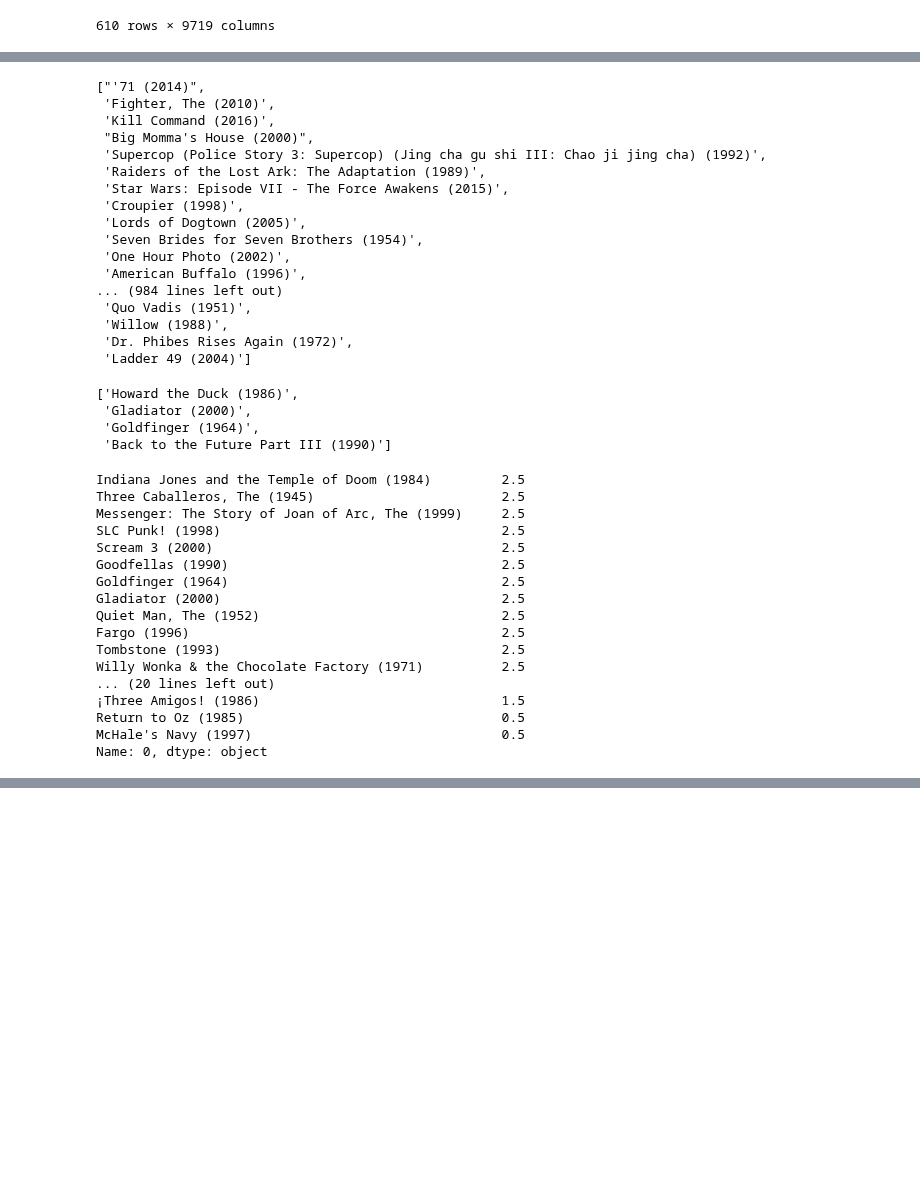
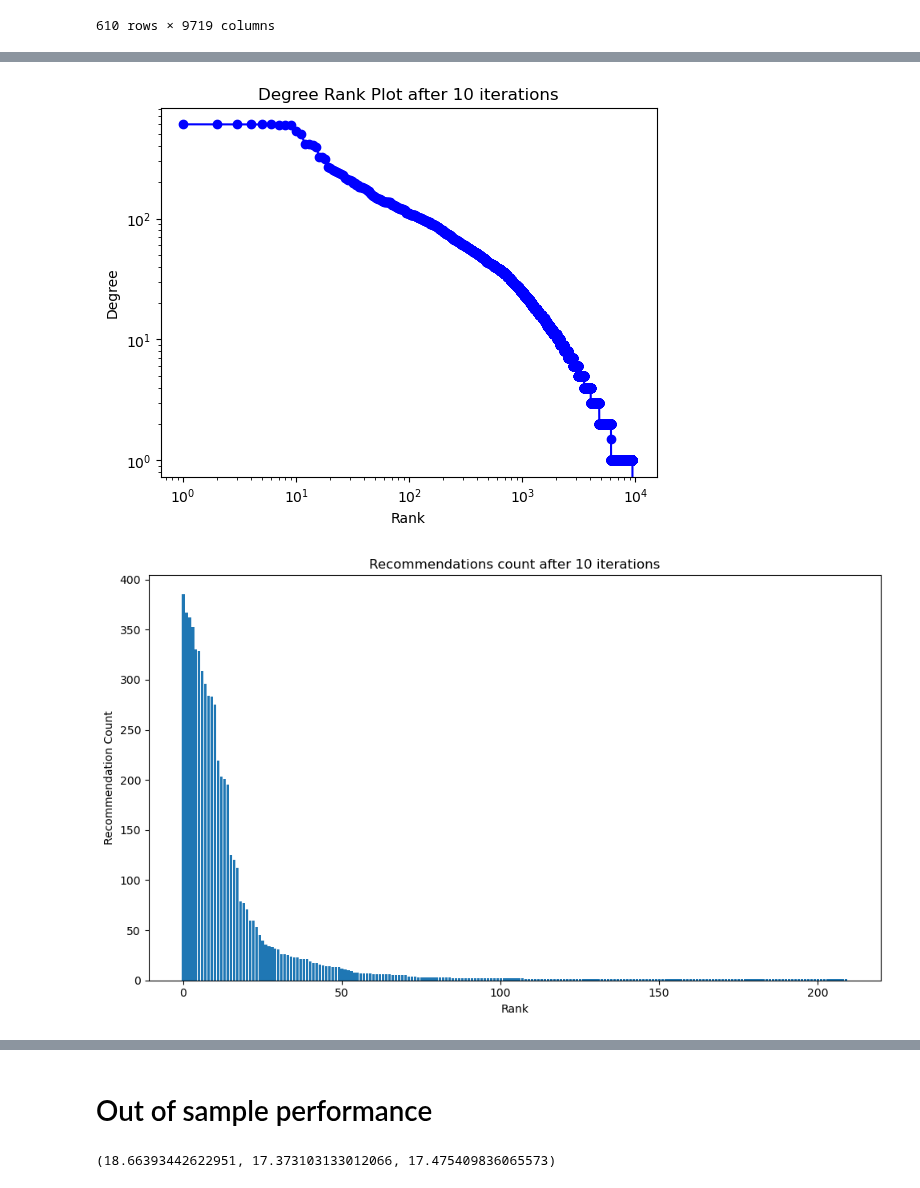
Before and after one commit to chenjoshua7/RecommendationSystems_NetworksFP, a Jupyter notebook: code/Prob_S.ipynb, the cells around one changed output, grey strips where cells are left out. Cells and saved outputs as stored; diff of their text form; code cells hidden in the pictures; blank space fills up the shorter version.

```diff
--- a/code/Prob_S.ipynb
+++ b/code/Prob_S.ipynb
@@ -39,7 +41,7 @@ bi_partide_network
 # %%
 # Create binary matrix
 binary_network = bi_partide_network.copy()
-binary_network.iloc[:, 1:] = binary_network.iloc[:, 1:].notna().astype(int)
+binary_network.iloc[:, 1:] = (binary_network.iloc[:, 1:] != 0).astype(int)
 binary_network = binary_network.fillna(0)
 
 # Convert to sparse matrix
@@ -65,5 +114,5 @@ binary_network
 # %%
-def probabilistic_spreading_binary(user_item_sparse, user_index, K):
+def probabilistic_spreading_binary(user_item_sparse, user_index, K = 9719):
 
     # Create vector of the movies the individual has seen
     seen_movies = user_item_sparse[user_index, :]
@@ -98,6 +147,9 @@ def probabilistic_spreading_binary(user_item_sparse, user_index, K):
     # Get the indices of the top K values
     top_k_indices = np.argsort(final_movie_weights_dense)[-K:][::-1]
 
+    # Select the K highest weights
+    top_k_weights = final_movie_weights_dense[top_k_indices]
 
-    return final_movie_weights_dense,  top_k_indices
+
+    return top_k_weights,  top_k_indices
 # %%
@@ -162,7 +213,8 @@ def plot_recomendation_counts(reccomendation_counts, num_iterations):
     plt.savefig(f'../figures/Prob S movie recommendations - {num_iterations} iterations')
     plt.show()
 # %%
-def temporal_recommendations(binary_network_sparse, iterations, plot_points = []):
+# Plot evoloution of reccomended movies over time
+def temporal_recommendations(binary_network_sparse, iterations, plot_points = [], algorithm = probabilistic_spreading_binary):
     # Calculate initial movie degrees
     movie_degrees = np.array(binary_network_sparse.sum(axis=0)).squeeze()
     reccomendation_counts = np.zeros(len(movie_degrees))
@@ -173,7 +225,7 @@ def temporal_recommendations(binary_network_sparse, iterations, plot_points = []
         # Loop over users
         for i in range(binary_network_sparse.shape[0]):
             # Get index of top recommended film
-            _, index = probabilistic_spreading_binary(binary_network_sparse, i, 1)
+            _, index = algorithm(binary_network_sparse, i, 1)
             recommendations.append((i, index[0]))
             reccomendation_counts[index[0]] += 1
 
@@ -193,5 +245,4 @@ def temporal_recommendations(binary_network_sparse, iterations, plot_points = []
 
     return binary_network_sparse, movie_degrees, reccomendation_counts
 # %%
-# Example usage
-binary_network_sparse, movie_degrees, reccomendation_counts = temporal_recommendations(binary_network_sparse, 1000, [10, 100, 500, 1000])
+binary_network_sparse, movie_degrees, reccomendation_counts = temporal_recommendations(binary_network_sparse, 100, [10, 100])
@@ -365,47 +248,0 @@ predicted_order = [title for title in predicted_titles if title in true_order.in
-# %%
-predicted_titles
-# %% [output]
-["'71 (2014)",
- 'Fighter, The (2010)',
- 'Kill Command (2016)',
- "Big Momma's House (2000)",
- 'Supercop (Police Story 3: Supercop) (Jing cha gu shi III: Chao ji jing cha) (1992)',
- 'Raiders of the Lost Ark: The Adaptation (1989)',
- 'Star Wars: Episode VII - The Force Awakens (2015)',
- 'Croupier (1998)',
- 'Lords of Dogtown (2005)',
- 'Seven Brides for Seven Brothers (1954)',
- 'One Hour Photo (2002)',
- 'American Buffalo (1996)',
-... (984 lines left out)
- 'Quo Vadis (1951)',
- 'Willow (1988)',
- 'Dr. Phibes Rises Again (1972)',
- 'Ladder 49 (2004)']
-# %%
-predicted_order
-# %% [output]
-['Howard the Duck (1986)',
- 'Gladiator (2000)',
- 'Goldfinger (1964)',
- 'Back to the Future Part III (1990)']
-# %%
-true_order
-# %% [output]
-Indiana Jones and the Temple of Doom (1984)         2.5
-Three Caballeros, The (1945)                        2.5
-Messenger: The Story of Joan of Arc, The (1999)     2.5
-SLC Punk! (1998)                                    2.5
-Scream 3 (2000)                                     2.5
-Goodfellas (1990)                                   2.5
-Goldfinger (1964)                                   2.5
-Gladiator (2000)                                    2.5
-Quiet Man, The (1952)                               2.5
-Fargo (1996)                                        2.5
-Tombstone (1993)                                    2.5
-Willy Wonka & the Chocolate Factory (1971)          2.5
-... (20 lines left out)
-¡Three Amigos! (1986)                               1.5
-Return to Oz (1985)                                 0.5
-McHale's Navy (1997)                                0.5
-Name: 0, dtype: object
@@ -457,0 +249,5 @@ def probabilistic_spreading_with_ratings_2(user_item_df, user_index, K):
+# %%
+binary_network_sparse, movie_degrees, reccomendation_counts = temporal_recommendations(binary_network_sparse, 100, [10, 100], probabilistic_spreading_with_ratings)
+# %% [output]
+[figure, added]
+[figure, added]
@@ -457,0 +256,2 @@ def probabilistic_spreading_with_ratings_2(user_item_df, user_index, K):
+# %% [markdown]
+# Out of sample performance
@@ -457,0 +342,5 @@ def probabilistic_spreading_with_ratings_2(user_item_df, user_index, K):
+# %%
+precision, recall, precision_hrated = calculate_average_precision_recall(binary_network, probabilistic_spreading_binary)
+precision, recall, precision_hrated
+# %% [output]
+(18.66393442622951, 17.373103133012066, 17.475409836065573)
```
Also changed, not shown: parts of 23 cells of this notebook, 6 other files.
